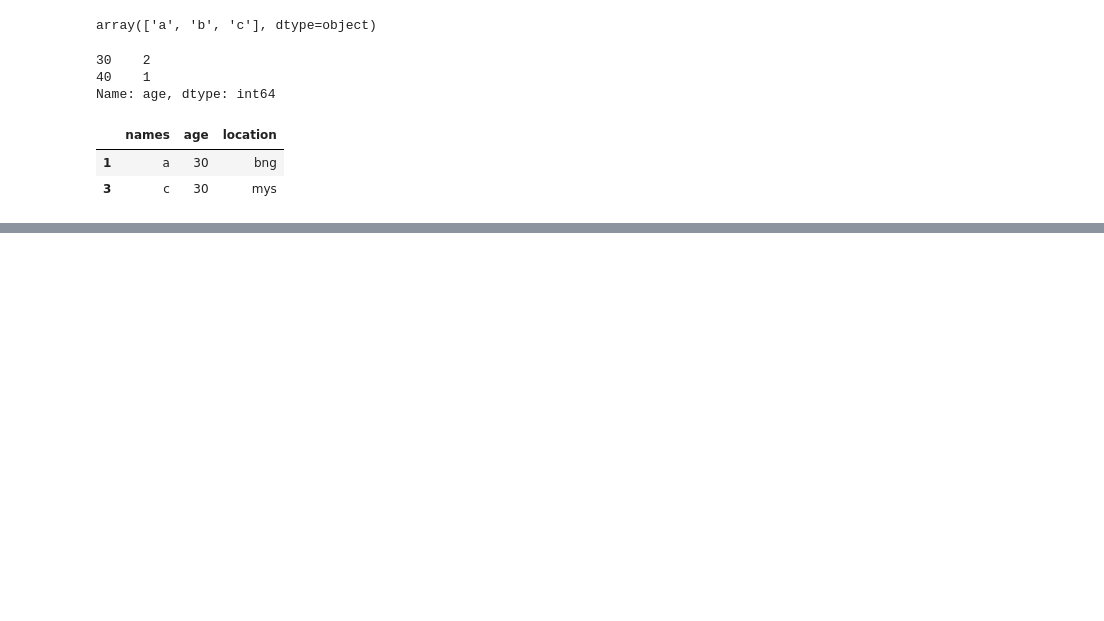
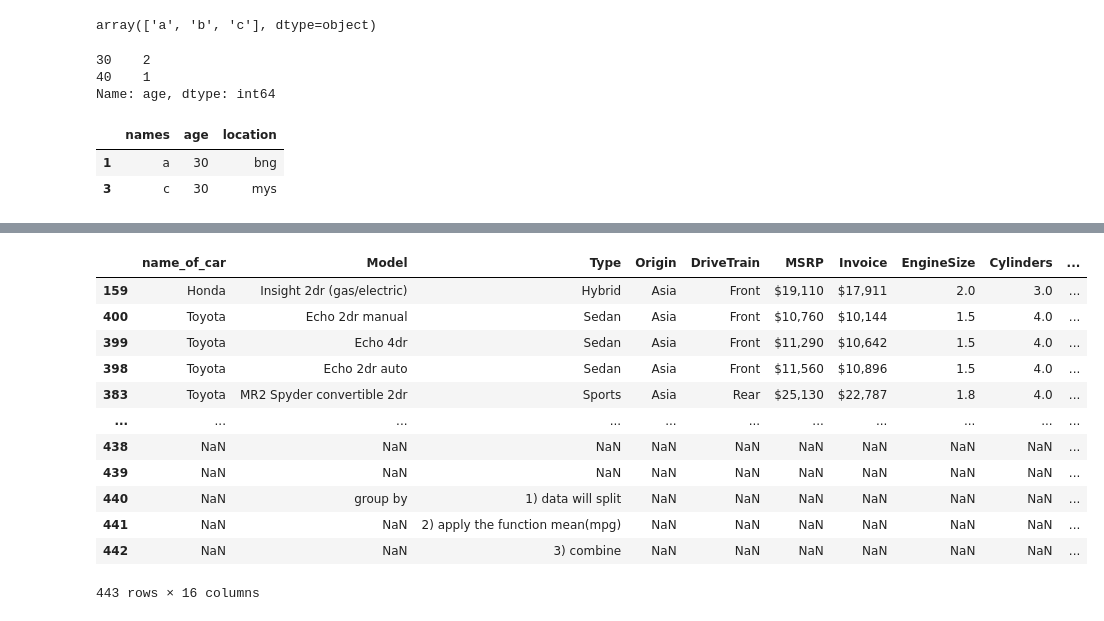
Before and after one commit to Abhilashg11/Data_science, a Jupyter notebook: Pandas1/pandas.ipynb, the cells around one changed output, grey strips where cells are left out. Drawn from its saved outputs; the diff is of its cells as text; code cells hidden in the pictures; blank space fills up the shorter version.

```diff
--- a/Pandas1/pandas.ipynb
+++ b/Pandas1/pandas.ipynb
@@ -116,0 +258,16 @@ df[df['age'].values==30]
+# %%
+cars.sort_values('Weight')
+# %% [output]
+|  | name_of_car | Model | Type | Origin | DriveTrain | MSRP | Invoice | EngineSize | Cylinders | ... |
+| 159 | Honda | Insight 2dr (gas/electric) | Hybrid | Asia | Front | $19,110 | $17,911 | 2.0 | 3.0 | ... |
+| 400 | Toyota | Echo 2dr manual | Sedan | Asia | Front | $10,760 | $10,144 | 1.5 | 4.0 | ... |
+| 399 | Toyota | Echo 4dr | Sedan | Asia | Front | $11,290 | $10,642 | 1.5 | 4.0 | ... |
+| 398 | Toyota | Echo 2dr auto | Sedan | Asia | Front | $11,560 | $10,896 | 1.5 | 4.0 | ... |
+| 383 | Toyota | MR2 Spyder convertible 2dr | Sports | Asia | Rear | $25,130 | $22,787 | 1.8 | 4.0 | ... |
+| ... | ... | ... | ... | ... | ... | ... | ... | ... | ... | ... |
+| 438 | NaN | NaN | NaN | NaN | NaN | NaN | NaN | NaN | NaN | ... |
+| 439 | NaN | NaN | NaN | NaN | NaN | NaN | NaN | NaN | NaN | ... |
+| 440 | NaN | group by | 1) data will split | NaN | NaN | NaN | NaN | NaN | NaN | ... |
+| 441 | NaN | NaN | 2) apply the function mean(mpg) | NaN | NaN | NaN | NaN | NaN | NaN | ... |
+| 442 | NaN | NaN | 3) combine | NaN | NaN | NaN | NaN | NaN | NaN | ... |
+443 rows × 16 columns
```
Also changed, not shown: parts of 18 cells of this notebook.
